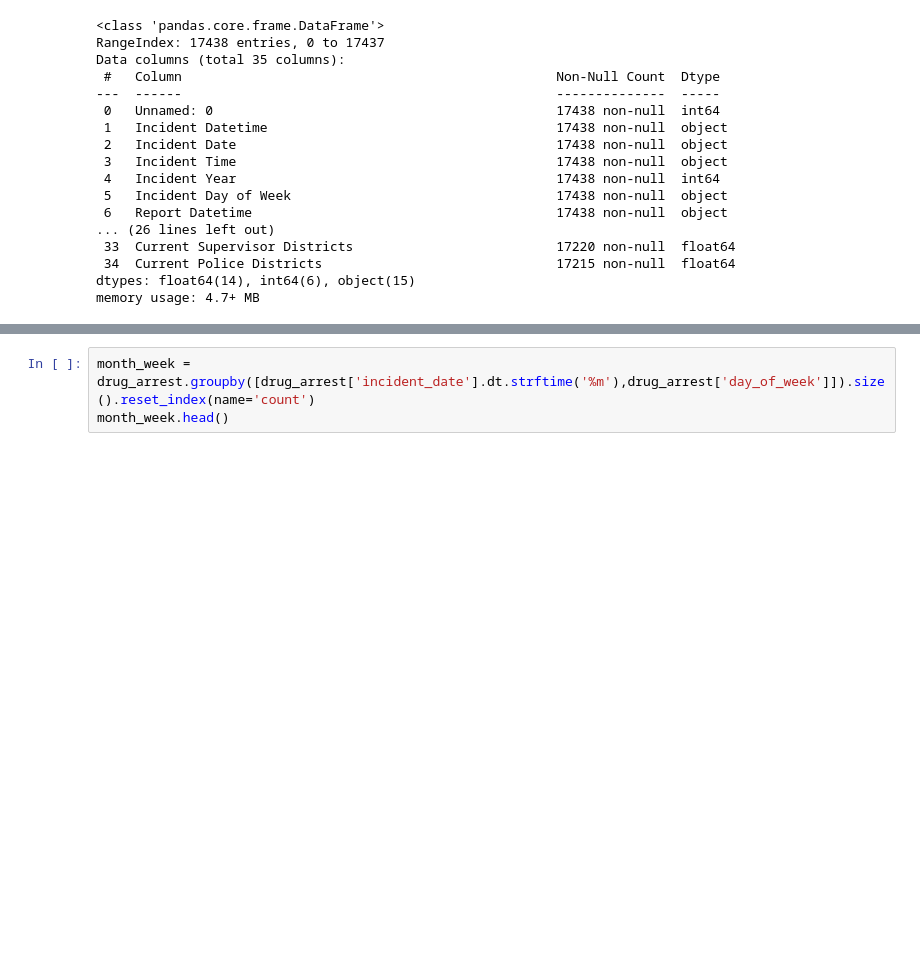
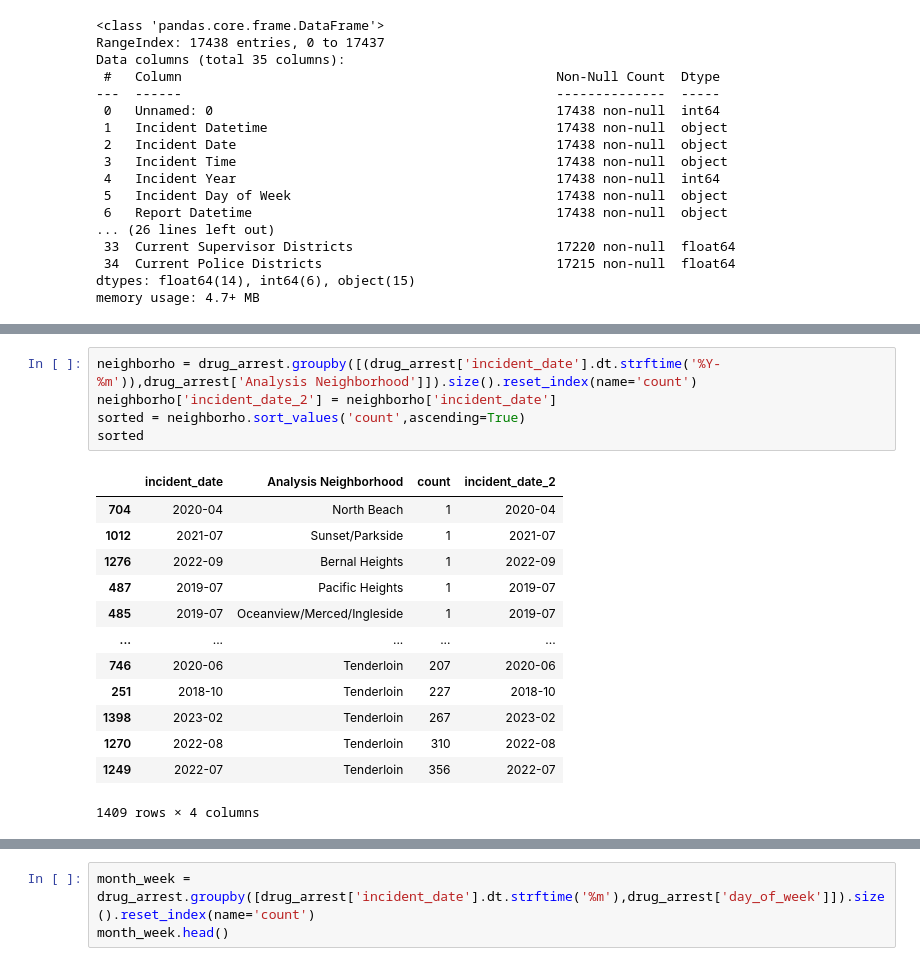
Before and after one commit to fishdmy/sfpd-data, a Jupyter notebook: notebooks/findings_new.ipynb, the cells around one changed output, grey strips where cells are left out. Saved outputs shown, nothing was run; the diff lists cells and outputs as text; blank space fills up the shorter version.

```diff
--- a/notebooks/findings_new.ipynb
+++ b/notebooks/findings_new.ipynb
@@ -121,2 +138,21 @@ base.interactive()
 # %% [output]
 [interactive output not drawn]
+# %%
+neighborho = drug_arrest.groupby([(drug_arrest['incident_date'].dt.strftime('%Y-%m')),drug_arrest['Analysis Neighborhood']]).size().reset_index(name='count')
+neighborho['incident_date_2'] = neighborho['incident_date']
+sorted = neighborho.sort_values('count',ascending=True)
+sorted
+# %% [output]
+|  | incident_date | Analysis Neighborhood | count | incident_date_2 |
+| 704 | 2020-04 | North Beach | 1 | 2020-04 |
+| 1012 | 2021-07 | Sunset/Parkside | 1 | 2021-07 |
+| 1276 | 2022-09 | Bernal Heights | 1 | 2022-09 |
+| 487 | 2019-07 | Pacific Heights | 1 | 2019-07 |
+| 485 | 2019-07 | Oceanview/Merced/Ingleside | 1 | 2019-07 |
+| ... | ... | ... | ... | ... |
+| 746 | 2020-06 | Tenderloin | 207 | 2020-06 |
+| 251 | 2018-10 | Tenderloin | 227 | 2018-10 |
+| 1398 | 2023-02 | Tenderloin | 267 | 2023-02 |
+| 1270 | 2022-08 | Tenderloin | 310 | 2022-08 |
+| 1249 | 2022-07 | Tenderloin | 356 | 2022-07 |
+1409 rows × 4 columns
```
Also changed, not shown: parts of 16 cells of this notebook, 5 other files.
